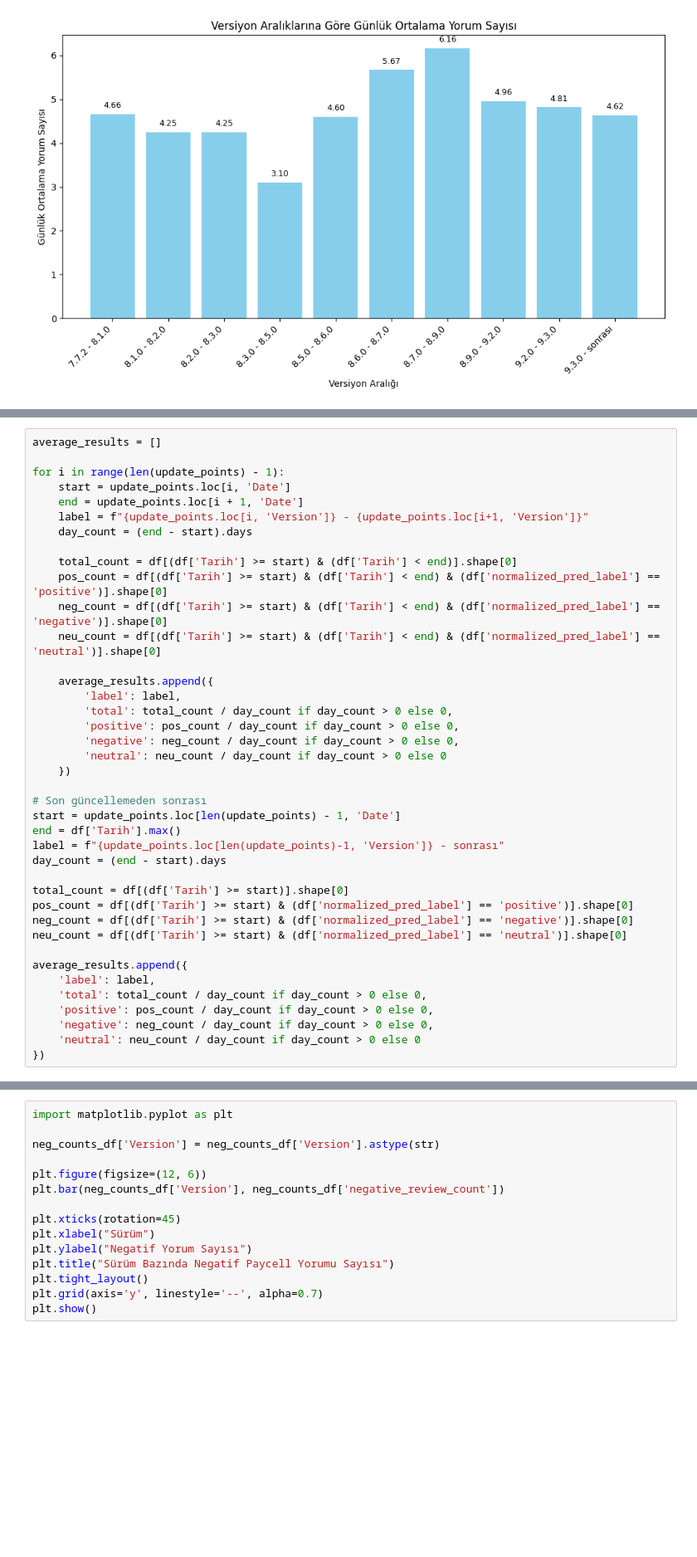
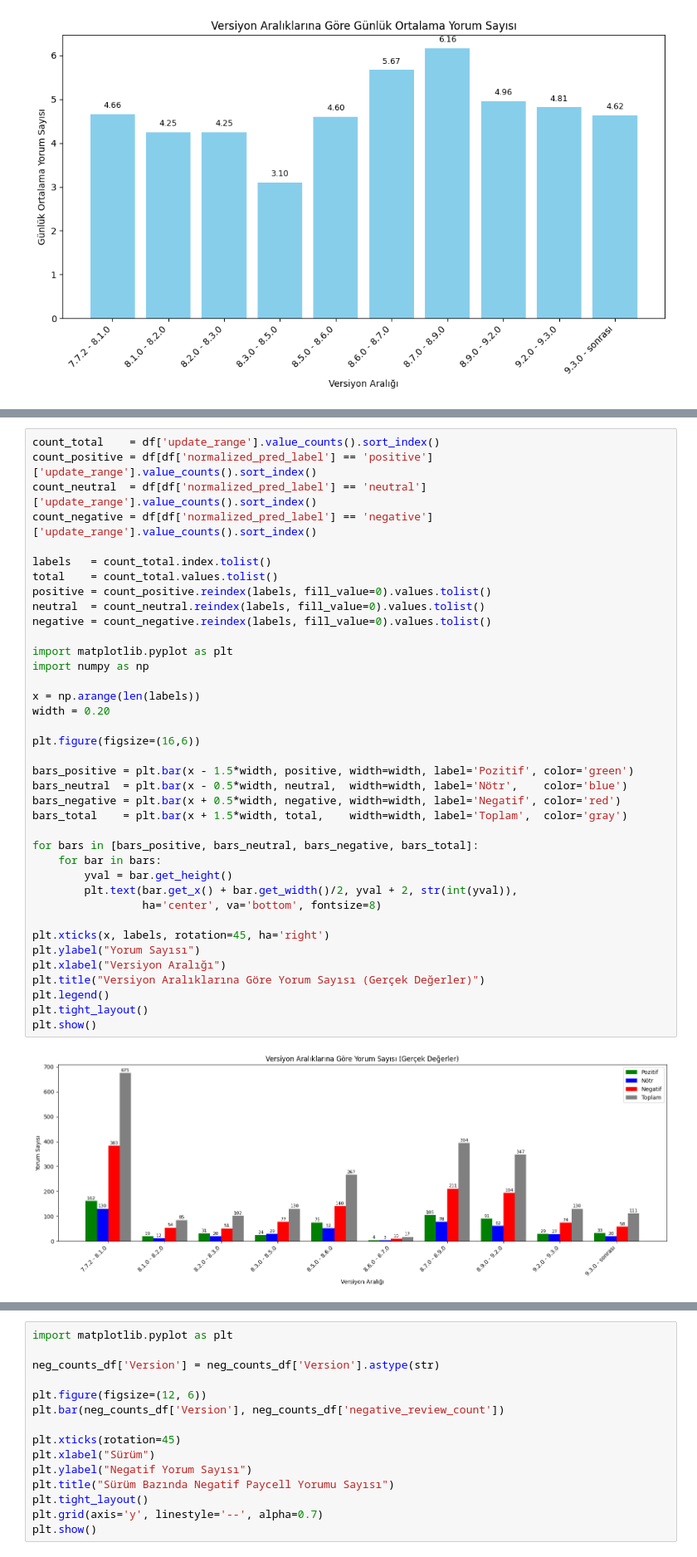
Before and after one commit to enisba/paycell-review-analysis, a Jupyter notebook: Notebooks/04_visualization.ipynb, the cells around one changed output, grey strips where cells are left out. Shown: that part at 83% size. Saved outputs shown, nothing was run; the diff lists cells and outputs as text; blank space fills up the shorter version.

```diff
--- a/Notebooks/04_visualization.ipynb
+++ b/Notebooks/04_visualization.ipynb
@@ -444,40 +418,40 @@ plt.show()
 # %%
-average_results = []
+count_total    = df['update_range'].value_counts().sort_index()
+count_positive = df[df['normalized_pred_label'] == 'positive']['update_range'].value_counts().sort_index()
+count_neutral  = df[df['normalized_pred_label'] == 'neutral']['update_range'].value_counts().sort_index()
+count_negative = df[df['normalized_pred_label'] == 'negative']['update_range'].value_counts().sort_index()
 
-for i in range(len(update_points) - 1):
-    start = update_points.loc[i, 'Date']
-    end = update_points.loc[i + 1, 'Date']
-    label = f"{update_points.loc[i, 'Version']} - {update_points.loc[i+1, 'Version']}"
-    day_count = (end - start).days
+labels   = count_total.index.tolist()
+total    = count_total.values.tolist()
+positive = count_positive.reindex(labels, fill_value=0).values.tolist()
+neutral  = count_neutral.reindex(labels, fill_value=0).values.tolist()
+negative = count_negative.reindex(labels, fill_value=0).values.tolist()
 
-    total_count = df[(df['Tarih'] >= start) & (df['Tarih'] < end)].shape[0]
-    pos_count = df[(df['Tarih'] >= start) & (df['Tarih'] < end) & (df['normalized_pred_label'] == 'positive')].shape[0]
-    neg_count = df[(df['Tarih'] >= start) & (df['Tarih'] < end) & (df['normalized_pred_label'] == 'negative')].shape[0]
-    neu_count = df[(df['Tarih'] >= start) & (df['Tarih'] < end) & (df['normalized_pred_label'] == 'neutral')].shape[0]
+import matplotlib.pyplot as plt
+import numpy as np
 
-    average_results.append({
-        'label': label,
-        'total': total_count / day_count if day_count > 0 else 0,
-        'positive': pos_count / day_count if day_count > 0 else 0,
-        'negative': neg_count / day_count if day_count > 0 else 0,
-        'neutral': neu_count / day_count if day_count > 0 else 0
-    })
+x = np.arange(len(labels))
+width = 0.20
 
-# Son güncellemeden sonrası
-start = update_points.loc[len(update_points) - 1, 'Date']
-end = df['Tarih'].max()
-label = f"{update_points.loc[len(update_points)-1, 'Version']} - sonrası"
-day_count = (end - start).days
+plt.figure(figsize=(16,6))
 
-total_count = df[(df['Tarih'] >= start)].shape[0]
-pos_count = df[(df['Tarih'] >= start) & (df['normalized_pred_label'] == 'positive')].shape[0]
-neg_count = df[(df['Tarih'] >= start) & (df['normalized_pred_label'] == 'negative')].shape[0]
-neu_count = df[(df['Tarih'] >= start) & (df['normalized_pred_label'] == 'neutral')].shape[0]
+bars_positive = plt.bar(x - 1.5*width, positive, width=width, label='Pozitif', color='green')
+bars_neutral  = plt.bar(x - 0.5*width, neutral,  width=width, label='Nötr',    color='blue')
+bars_negative = plt.bar(x + 0.5*width, negative, width=width, label='Negatif', color='red')
+bars_total    = plt.bar(x + 1.5*width, total,    width=width, label='Toplam',  color='gray')
 
-average_results.append({
-    'label': label,
-    'total': total_count / day_count if day_count > 0 else 0,
-    'positive': pos_count / day_count if day_count > 0 else 0,
-    'negative': neg_count / day_count if day_count > 0 else 0,
-    'neutral': neu_count / day_count if day_count > 0 else 0
-})
+for bars in [bars_positive, bars_neutral, bars_negative, bars_total]:
+    for bar in bars:
+        yval = bar.get_height()
+        plt.text(bar.get_x() + bar.get_width()/2, yval + 2, str(int(yval)),
+                 ha='center', va='bottom', fontsize=8)
+
+plt.xticks(x, labels, rotation=45, ha='right')
+plt.ylabel("Yorum Sayısı")
+plt.xlabel("Versiyon Aralığı")
+plt.title("Versiyon Aralıklarına Göre Yorum Sayısı (Gerçek Değerler)")
+plt.legend()
+plt.tight_layout()
+plt.show()
+# %% [output]
+[figure, added]
```
Also changed, not shown: parts of 13 cells of this notebook, 3 other files.
